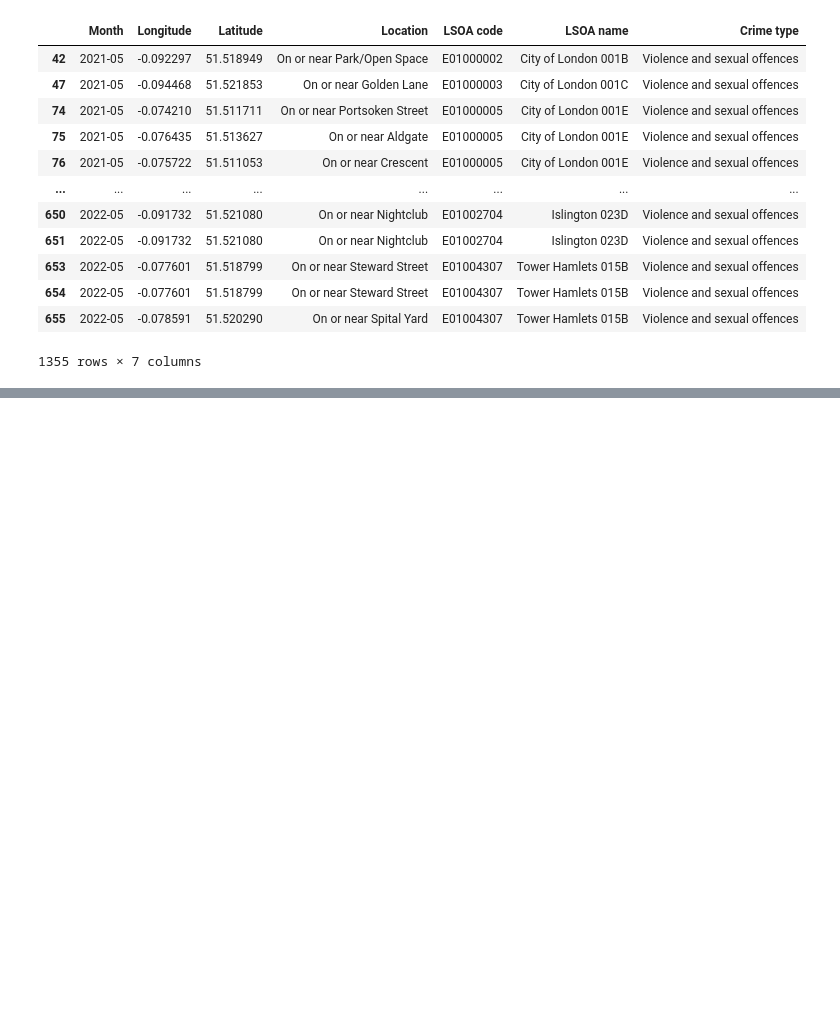
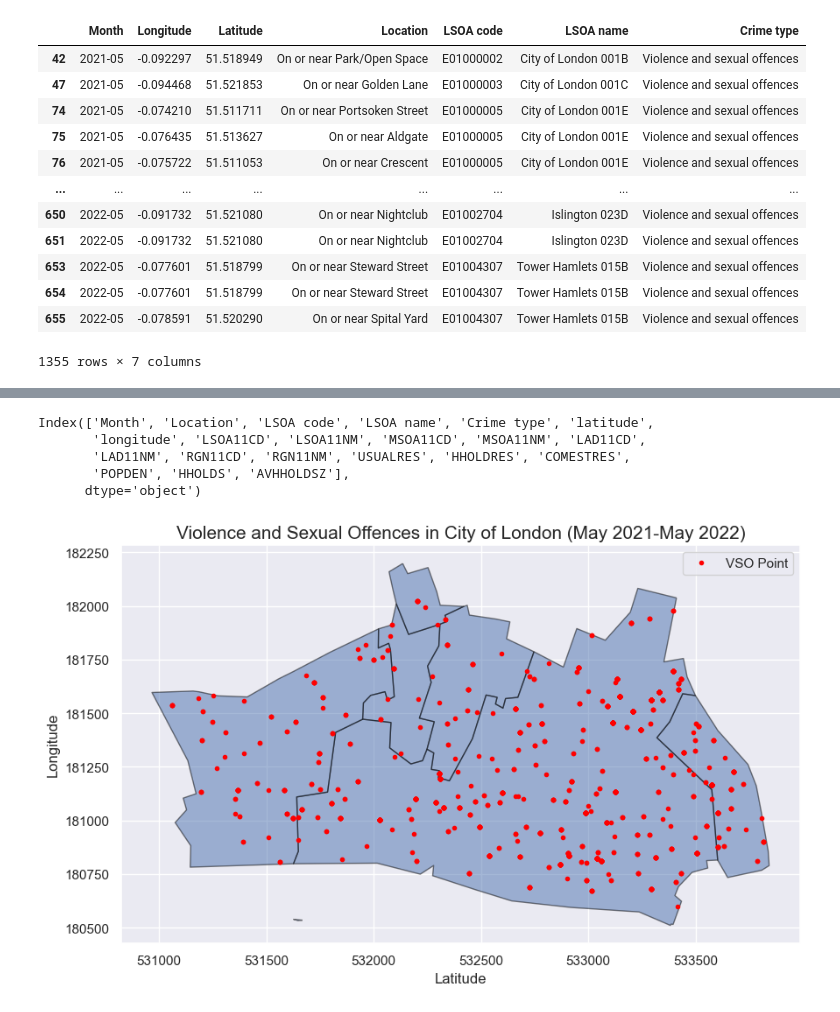
Before and after one commit to AlinZohari/STDM, a Jupyter notebook: stdm_crime.ipynb, the cells around one changed output, grey strips where cells are left out. Cells and saved outputs as stored; diff of their text form; code cells hidden in the pictures; blank space fills up the shorter version.

```diff
--- a/stdm_crime.ipynb
+++ b/stdm_crime.ipynb
@@ -275,0 +317,9 @@ vso.to_csv("VSO.csv")
+# %%
+# Join point GeoDataFrame with polygon GeoDataFrame
+vso_gdf_clipped = gpd.sjoin(vso_gdf, city_of_london_shp, op='within')
+
+# Remove unnecessary columns
+vso_gdf_clipped = vso_gdf_clipped.drop(['index_right', 'geometry'], axis=1)
+
+# Print the resulting GeoDataFrame
+print(vso_gdf_clipped.head())
@@ -275,0 +344,36 @@ vso.to_csv("VSO.csv")
+# %%
+vso_gdf_clipped.columns
+# %% [output]
+Index(['Month', 'Location', 'LSOA code', 'LSOA name', 'Crime type', 'latitude',
+       'longitude', 'LSOA11CD', 'LSOA11NM', 'MSOA11CD', 'MSOA11NM', 'LAD11CD',
+       'LAD11NM', 'RGN11CD', 'RGN11NM', 'USUALRES', 'HHOLDRES', 'COMESTRES',
+       'POPDEN', 'HHOLDS', 'AVHHOLDSZ'],
+      dtype='object')
+# %%
+#arranging the csv according to its month
+vso_gdf_clipped= vso_gdf_clipped.sort_values(by=['Month'], ascending=True)
+#exporting
+vso_gdf_clipped.to_csv("VSO_clipped.csv")
+# %%
+
+# plot the clipped points and the polygon
+fig, ax = plt.subplots(figsize=(10, 10))
+
+# plot the polygon
+city_of_london_shp.plot(ax=ax, alpha=0.5, edgecolor='black')
+
+# plot the clipped points
+vso_gdf_clipped.plot(ax=ax, x='latitude', y='longitude', color='red', markersize=3, marker='o',linestyle='None',label='VSO Point')
+
+
+# set plot title
+plt.title('Violence and Sexual Offences in City of London (May 2021-May 2022)', fontsize=15)
+
+# set x and y labels
+plt.xlabel('Latitude', fontsize=12)
+plt.ylabel('Longitude', fontsize=12)
+
+# show the plot
+plt.show()
+# %% [output]
+[figure, added]
```
Also changed, not shown: parts of 18 cells of this notebook, 2 other files.
